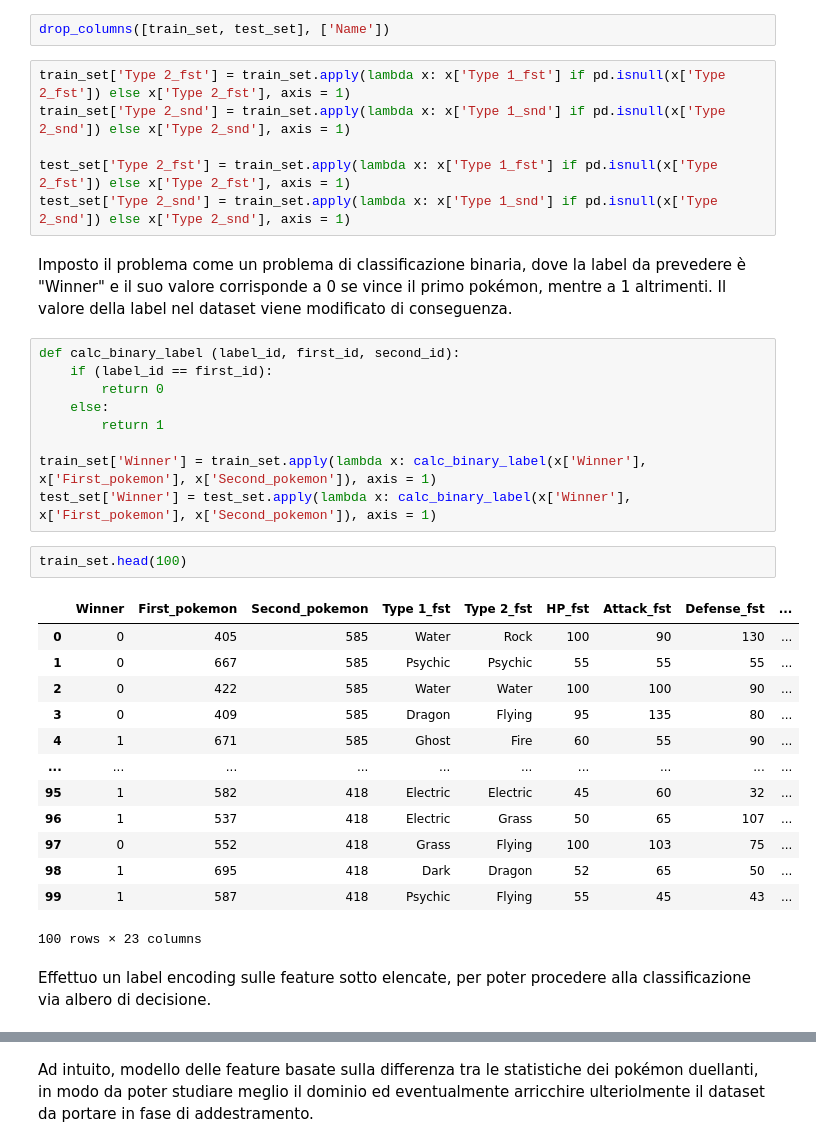
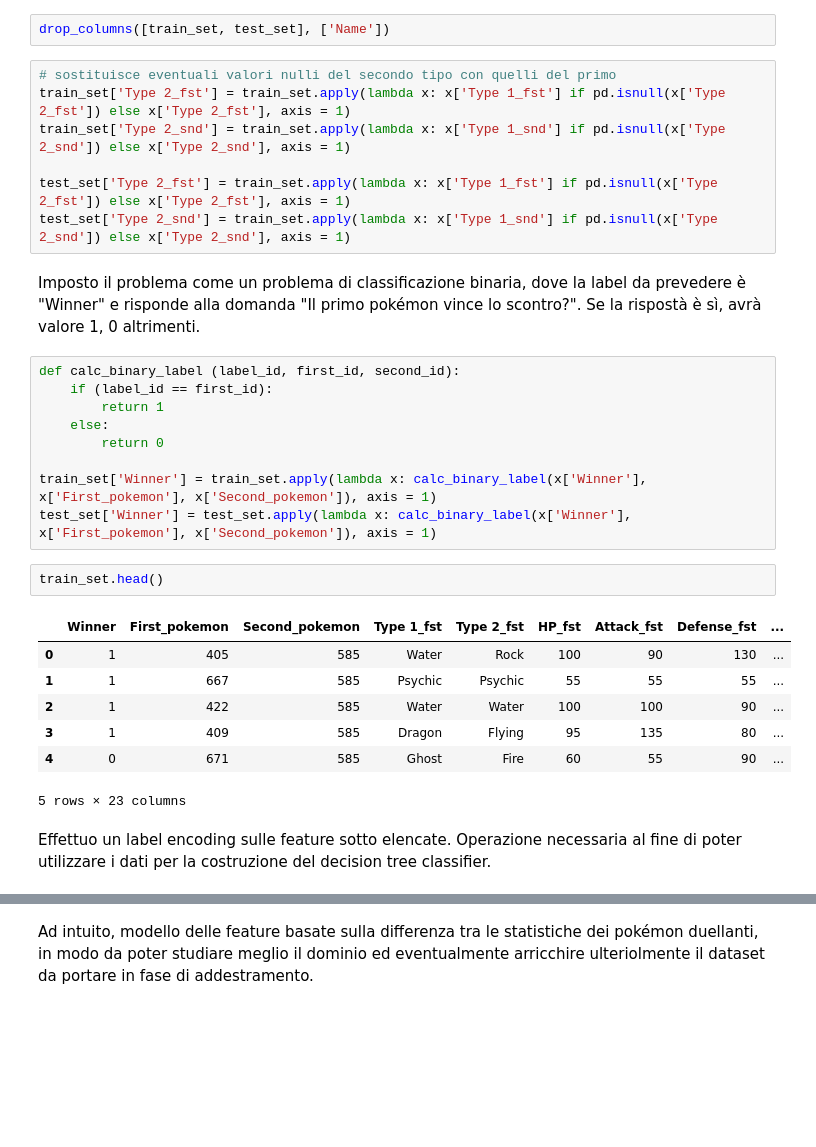
Before and after one commit to Rastark/challenge_ia_pokemon, a Jupyter notebook: train.ipynb, the cells around one changed output, grey strips where cells are left out. Saved outputs shown, nothing was run; the diff lists cells and outputs as text; blank space fills up the shorter version.

```diff
--- a/train.ipynb
+++ b/train.ipynb
@@ -104,40 +104,35 @@ Le soluzioni alternative, come l'aggiunta di un tipo "fantoccio" oppure eliminar
 # %%
 drop_columns([train_set, test_set], ['Name'])
 # %%
+# sostituisce eventuali valori nulli del secondo tipo con quelli del primo
 train_set['Type 2_fst'] = train_set.apply(lambda x: x['Type 1_fst'] if pd.isnull(x['Type 2_fst']) else x['Type 2_fst'], axis = 1)
 train_set['Type 2_snd'] = train_set.apply(lambda x: x['Type 1_snd'] if pd.isnull(x['Type 2_snd']) else x['Type 2_snd'], axis = 1)
 
 test_set['Type 2_fst'] = train_set.apply(lambda x: x['Type 1_fst'] if pd.isnull(x['Type 2_fst']) else x['Type 2_fst'], axis = 1)
 test_set['Type 2_snd'] = train_set.apply(lambda x: x['Type 1_snd'] if pd.isnull(x['Type 2_snd']) else x['Type 2_snd'], axis = 1)
 # %% [markdown]
-Imposto il problema come un problema di classificazione binaria, dove la label da prevedere è "Winner" e il suo valore corrisponde a 0 se vince il primo pokémon, mentre a 1 altrimenti. Il valore della label nel dataset viene modificato di conseguenza.
+Imposto il problema come un problema di classificazione binaria, dove la label da prevedere è "Winner" e risponde alla domanda "Il primo pokémon vince lo scontro?". Se la rispostà è sì, avrà valore 1, 0 altrimenti.
 # %%
 def calc_binary_label (label_id, first_id, second_id):
     if (label_id == first_id):
+        return 1
+    else:
         return 0
-    else:
-        return 1
 
 train_set['Winner'] = train_set.apply(lambda x: calc_binary_label(x['Winner'], x['First_pokemon'], x['Second_pokemon']), axis = 1)
 test_set['Winner'] = test_set.apply(lambda x: calc_binary_label(x['Winner'], x['First_pokemon'], x['Second_pokemon']), axis = 1)
 # %%
-train_set.head(100)
+train_set.head()
 # %% [output]
 |  | Winner | First_pokemon | Second_pokemon | Type 1_fst | Type 2_fst | HP_fst | Attack_fst | Defense_fst | ... |
-| 0 | 0 | 405 | 585 | Water | Rock | 100 | 90 | 130 | ... |
-| 1 | 0 | 667 | 585 | Psychic | Psychic | 55 | 55 | 55 | ... |
-| 2 | 0 | 422 | 585 | Water | Water | 100 | 100 | 90 | ... |
-| 3 | 0 | 409 | 585 | Dragon | Flying | 95 | 135 | 80 | ... |
-| 4 | 1 | 671 | 585 | Ghost | Fire | 60 | 55 | 90 | ... |
-| ... | ... | ... | ... | ... | ... | ... | ... | ... | ... |
-| 95 | 1 | 582 | 418 | Electric | Electric | 45 | 60 | 32 | ... |
-| 96 | 1 | 537 | 418 | Electric | Grass | 50 | 65 | 107 | ... |
-| 97 | 0 | 552 | 418 | Grass | Flying | 100 | 103 | 75 | ... |
-| 98 | 1 | 695 | 418 | Dark | Dragon | 52 | 65 | 50 | ... |
-| 99 | 1 | 587 | 418 | Psychic | Flying | 55 | 45 | 43 | ... |
+| 0 | 1 | 405 | 585 | Water | Rock | 100 | 90 | 130 | ... |
+| 1 | 1 | 667 | 585 | Psychic | Psychic | 55 | 55 | 55 | ... |
+| 2 | 1 | 422 | 585 | Water | Water | 100 | 100 | 90 | ... |
+| 3 | 1 | 409 | 585 | Dragon | Flying | 95 | 135 | 80 | ... |
+| 4 | 0 | 671 | 585 | Ghost | Fire | 60 | 55 | 90 | ... |
-100 rows × 23 columns
+5 rows × 23 columns
-# %% [markdown]
-Effettuo un label encoding sulle feature sotto elencate, per poter procedere alla classificazione via albero di decisione.
+# %% [markdown]
+Effettuo un label encoding sulle feature sotto elencate. Operazione necessaria al fine di poter utilizzare i dati per la costruzione del decision tree classifier.
 # %%
 encoded_features = ['Type 1_fst', 'Type 2_fst','Legendary_fst', 'Type 1_snd', 'Type 2_snd', 'Legendary_snd']
 encoder = preprocessing.LabelEncoder()
```
Also changed, not shown: parts of 23 cells of this notebook, 1 other file.
